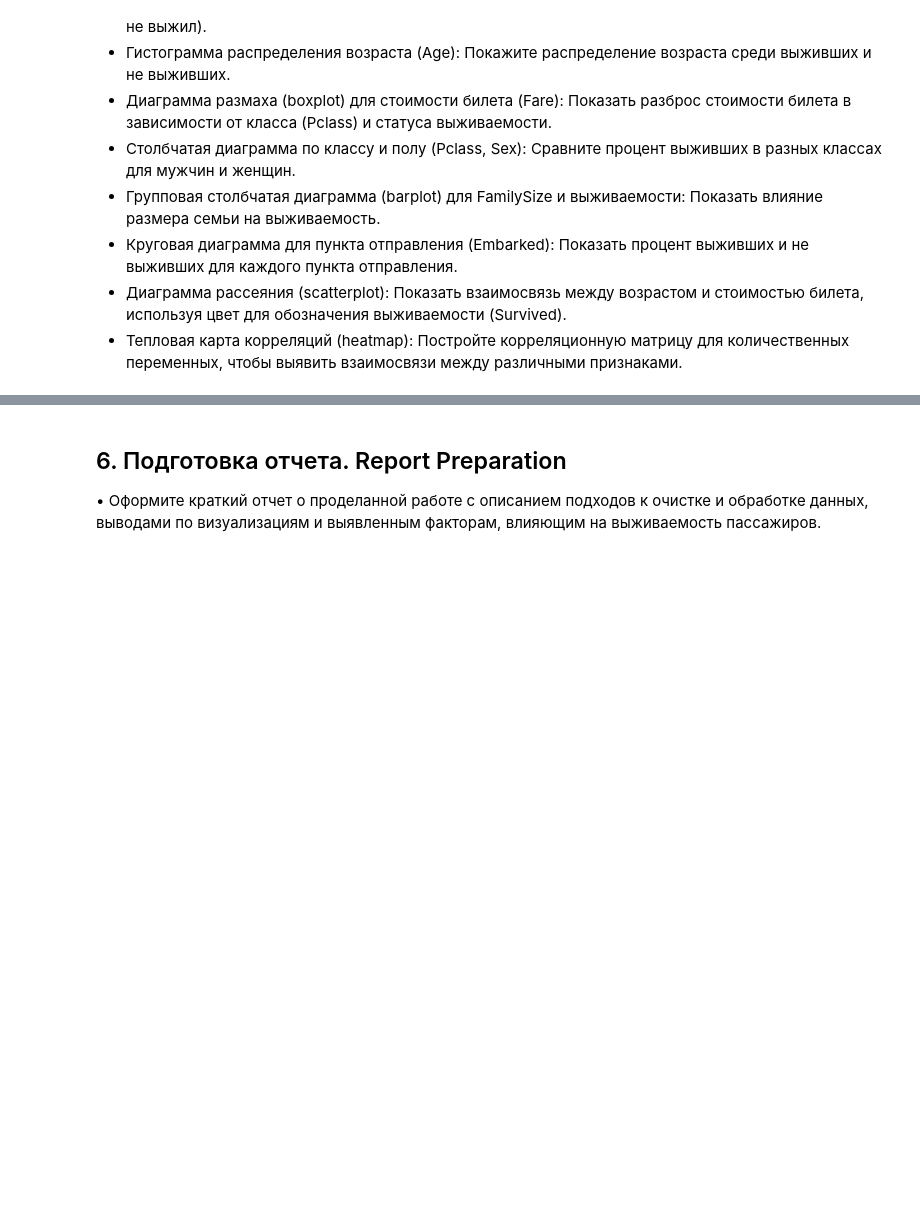
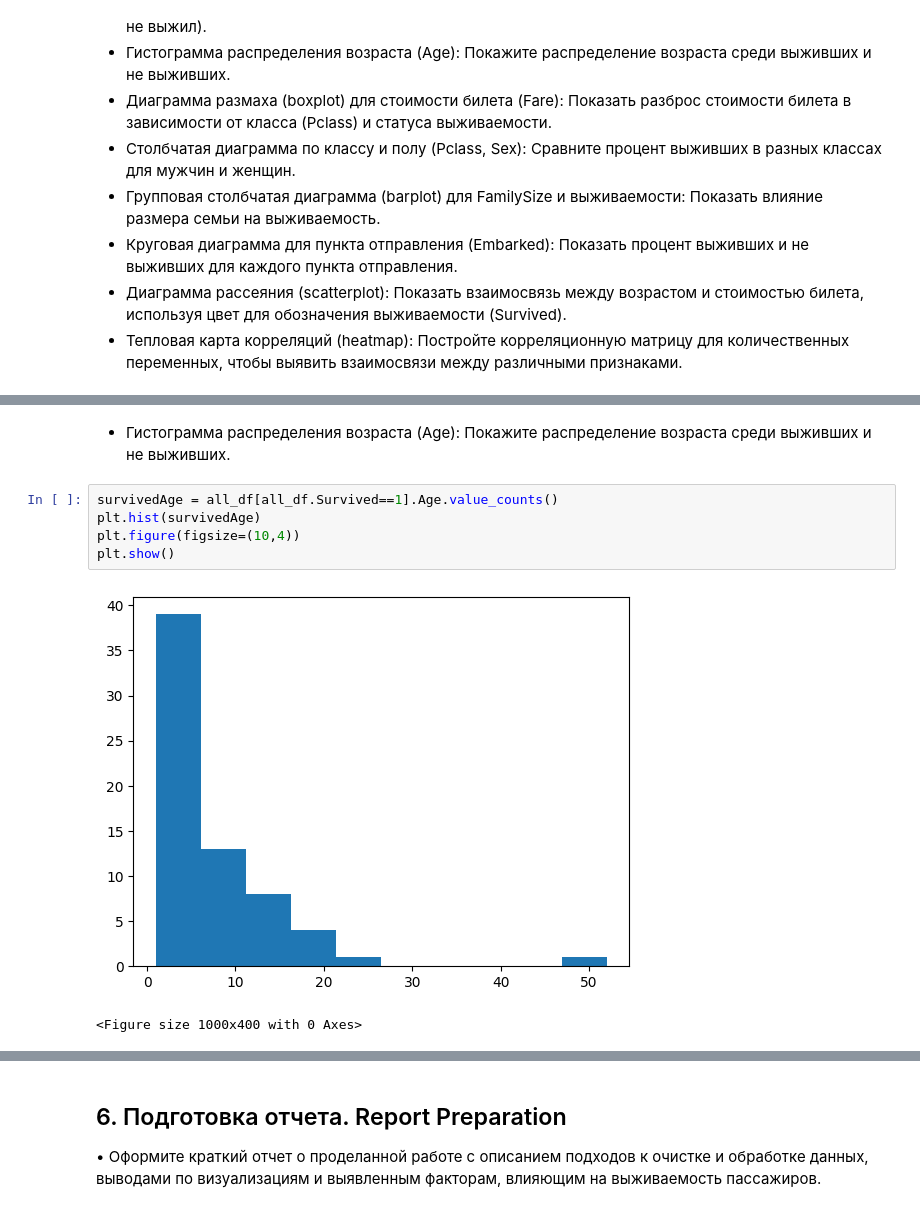
Before and after one commit to qurbonxojayev0755/titanic_project, a Jupyter notebook: lesson10.ipynb, the cells around one changed output, grey strips where cells are left out. Saved outputs shown, nothing was run; the diff lists cells and outputs as text; blank space fills up the shorter version.

```diff
--- a/lesson10.ipynb
+++ b/lesson10.ipynb
@@ -511,0 +534,10 @@ all_df[(all_df.SibSp==0)&(all_df.Parch==0)&(all_df.Title=='Cumings')]
+# %% [markdown]
+- Гистограмма распределения возраста (Age): Покажите распределение возраста среди выживших и не выживших.
+# %%
+survivedAge = all_df[all_df.Survived==1].Age.value_counts()
+plt.hist(survivedAge)
+plt.figure(figsize=(10,4))
+plt.show()
+# %% [output]
+[figure, added]
+<Figure size 1000x400 with 0 Axes>
```
Also changed, not shown: parts of 31 cells of this notebook, 3 other files.
